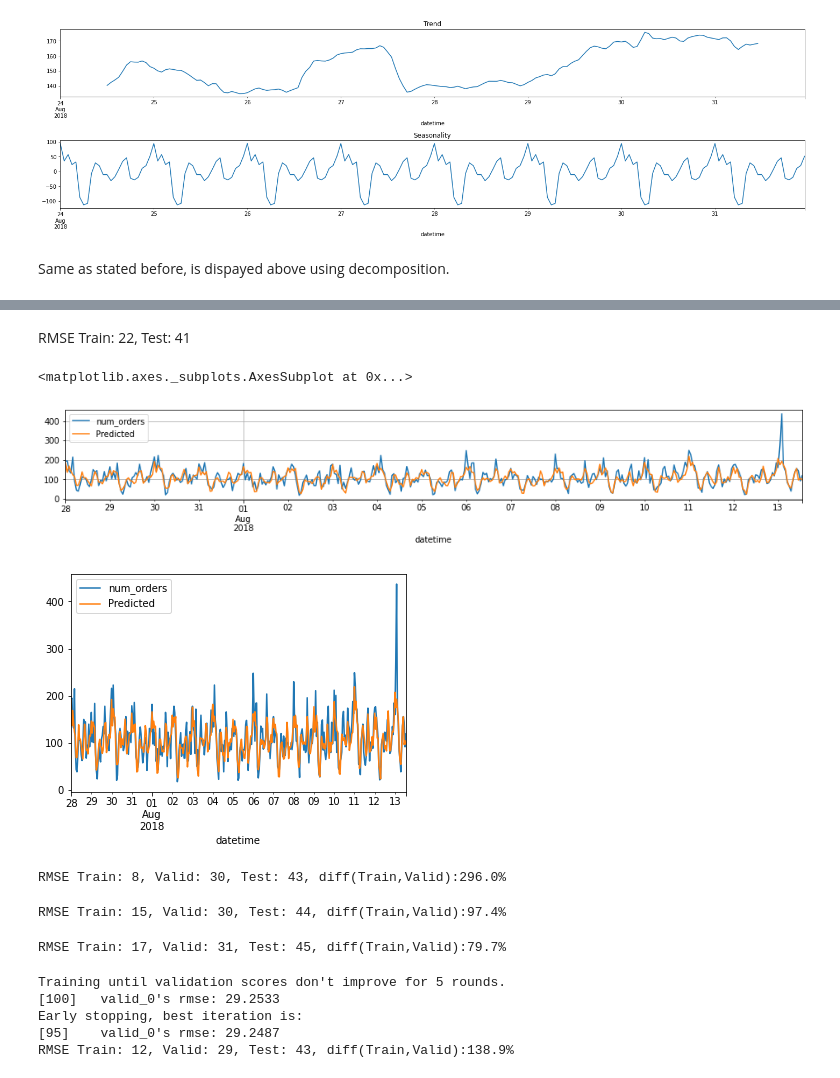
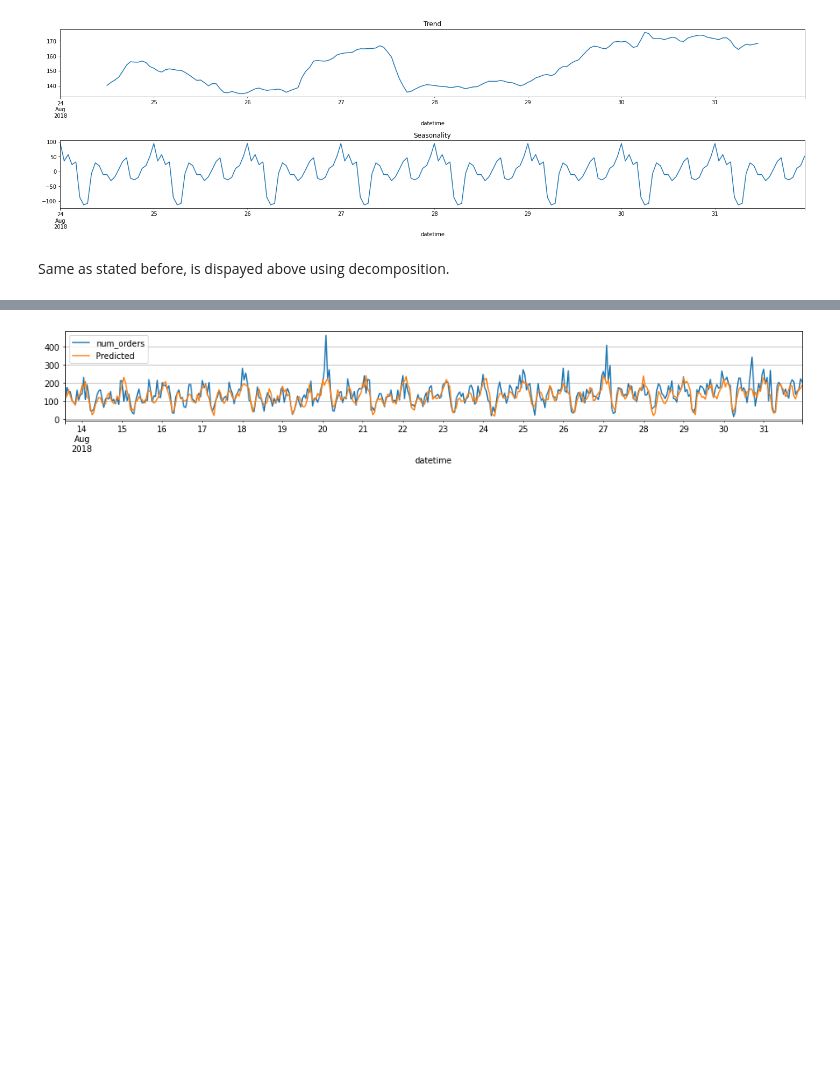
Before and after one commit to dnevo/Practicum, a Jupyter notebook: S13_Time_Series_taxi_orders_in_next_hour.ipynb, the cells around one changed output, grey strips where cells are left out. Saved outputs shown, nothing was run; the diff lists cells and outputs as text; code cells hidden in the pictures; blank space fills up the shorter version.

```diff
--- a/S13_Time_Series_taxi_orders_in_next_hour.ipynb
+++ b/S13_Time_Series_taxi_orders_in_next_hour.ipynb
@@ -230,73 +284,6 @@ RMSE Train: 22, Test: 40
-# %% [markdown]
-RMSE Train: 22, Test: 41
 # %%
-df = pd.DataFrame(target_valid)
-df['Predicted'] = pd.Series(model.predict(features_valid),index=target_valid.index)
-df.plot(figsize=(16, 2),grid=True)
-df.plot()
+df = pd.DataFrame(target_test)
+df['Predicted'] = pd.Series(model.predict(features_test),index=target_test.index)
+df.plot(figsize=(16, 2),grid=True);
 # %% [output]
-<matplotlib.axes._subplots.AxesSubplot at 0x...>
-[figure, old version]
+[figure, new version]
-[figure, removed]
-# %%
-features_train, target_train, features_valid, target_valid, features_test, target_test = prepare_sets(max_lag=200)
-model = RandomForestRegressor(random_state=12345, max_depth=20)
-model.fit(features_train, target_train)
-prediction_train = model.predict(features_train)
-prediction_valid = model.predict(features_valid)
-prediction_test = model.predict(features_test)
-print_rmse()
-# %% [output]
-RMSE Train: 8, Valid: 30, Test: 43, diff(Train,Valid):296.0%
-# %%
-features_train, target_train, features_valid, target_valid, features_test, target_test = prepare_sets(max_lag=200)
-model = RandomForestRegressor(random_state=12345, max_depth=7)
-model.fit(features_train, target_train)
-prediction_train = model.predict(features_train)
-prediction_valid = model.predict(features_valid)
-prediction_test = model.predict(features_test)
-print_rmse()
-# %% [output]
-RMSE Train: 15, Valid: 30, Test: 44, diff(Train,Valid):97.4%
-# %%
-features_train, target_train, features_valid, target_valid, features_test, target_test = prepare_sets(max_lag=200)
-model = RandomForestRegressor(random_state=12345, max_depth=6)
-model.fit(features_train, target_train)
-prediction_train = model.predict(features_train)
-prediction_valid = model.predict(features_valid)
-prediction_test = model.predict(features_test)
-print_rmse()
-# %% [output]
-RMSE Train: 17, Valid: 31, Test: 45, diff(Train,Valid):79.7%
-# %%
-features_train, target_train, features_valid, target_valid, features_test, target_test = prepare_sets(max_lag=200)
-nleaves = 30
-params = {
- 'boosting_type': 'gbdt',
- 'objective': 'regression',
- 'metric': {'root_mean_squared_error'},
- 'num_leaves': nleaves,
- 'learning_rate': 0.05,
- 'feature_fraction': 0.9,
- 'bagging_fraction': 0.8,
- 'bagging_freq': 5,
- 'verbose': 0
-}
-lgb_train = lgbm.Dataset(features_train, target_train)
-lgb_valid = lgbm.Dataset(features_valid, target_valid, reference=lgb_train)
-gbm = lgbm.train(params,
-                lgb_train,
-                num_boost_round=800,
-                valid_sets=lgb_valid,
-                early_stopping_rounds=5,verbose_eval=100)
-
-prediction_train = gbm.predict(features_train, num_iteration=gbm.best_iteration)
-prediction_valid = gbm.predict(features_valid, num_iteration=gbm.best_iteration)
-prediction_test = gbm.predict(features_test, num_iteration=gbm.best_iteration)
-print_rmse()
-# %% [output]
-Training until validation scores don't improve for 5 rounds.
-[100]   valid_0's rmse: 29.2533
-Early stopping, best iteration is:
-[95]    valid_0's rmse: 29.2487
-RMSE Train: 12, Valid: 29, Test: 43, diff(Train,Valid):138.9%
```
Also changed, not shown: parts of 31 cells of this notebook.
